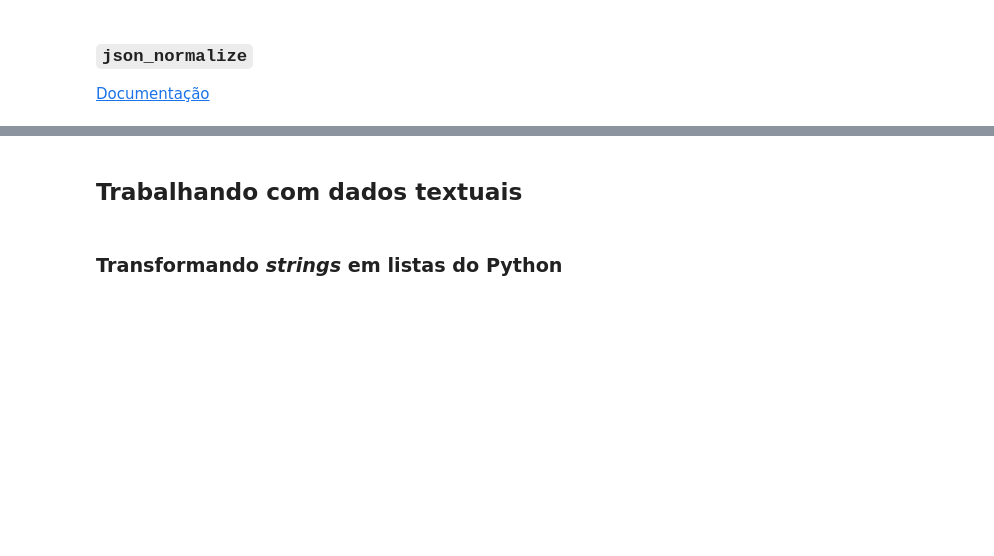
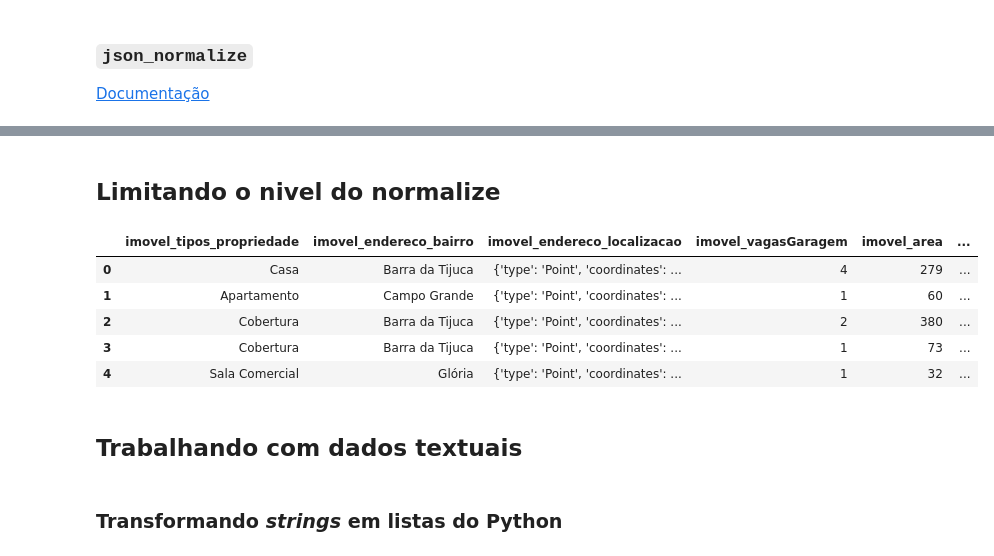
Before and after one commit to PFCalanca/Advanced_Pandas-Projeto, a Jupyter notebook: Projeto.ipynb, the cells around one changed output, grey strips where cells are left out. Cells and saved outputs as stored; diff of their text form; code cells hidden in the pictures; blank space fills up the shorter version.

```diff
--- a/Projeto.ipynb
+++ b/Projeto.ipynb
@@ -74,0 +85,6 @@ dataset = pd.read_csv("bairros")
+# %%
+dados = pd.read_json(
+    path_or_buf= "realestates.json",
+        orient='columns'
+)
+dados
@@ -85,3 +134,6 @@ dataset = pd.read_csv("bairros")
 ### `json_normalize`
 
 [Documentação](https://pandas.pydata.org/pandas-docs/stable/reference/api/pandas.json_normalize.html)
+# %%
+dados_normal = pd.json_normalize(data=dados.normal)
+dados_normal
@@ -88,3 +173,15 @@ dataset = pd.read_csv("bairros")
+# %% [markdown]
+## Limitando o nivel do normalize
+# %%
+dados_normal_listings = pd.json_normalize(data=dados_normal['listings'].iloc[0], sep='_', max_level=2)
+dados_normal_listings.head(5)
+# %% [output]
+|  | imovel_tipos_propriedade | imovel_endereco_bairro | imovel_endereco_localizacao | imovel_vagasGaragem | imovel_area | ... |
+| 0 | Casa | Barra da Tijuca | {'type': 'Point', 'coordinates': ... | 4 | 279 | ... |
+| 1 | Apartamento | Campo Grande | {'type': 'Point', 'coordinates': ... | 1 | 60 | ... |
+| 2 | Cobertura | Barra da Tijuca | {'type': 'Point', 'coordinates': ... | 2 | 380 | ... |
+| 3 | Cobertura | Barra da Tijuca | {'type': 'Point', 'coordinates': ... | 1 | 73 | ... |
+| 4 | Sala Comercial | Glória | {'type': 'Point', 'coordinates': ... | 1 | 32 | ... |
 # %% [markdown]
 ## Trabalhando com dados textuais
 # %% [markdown]
```
Also changed, not shown: parts of 19 cells of this notebook.
